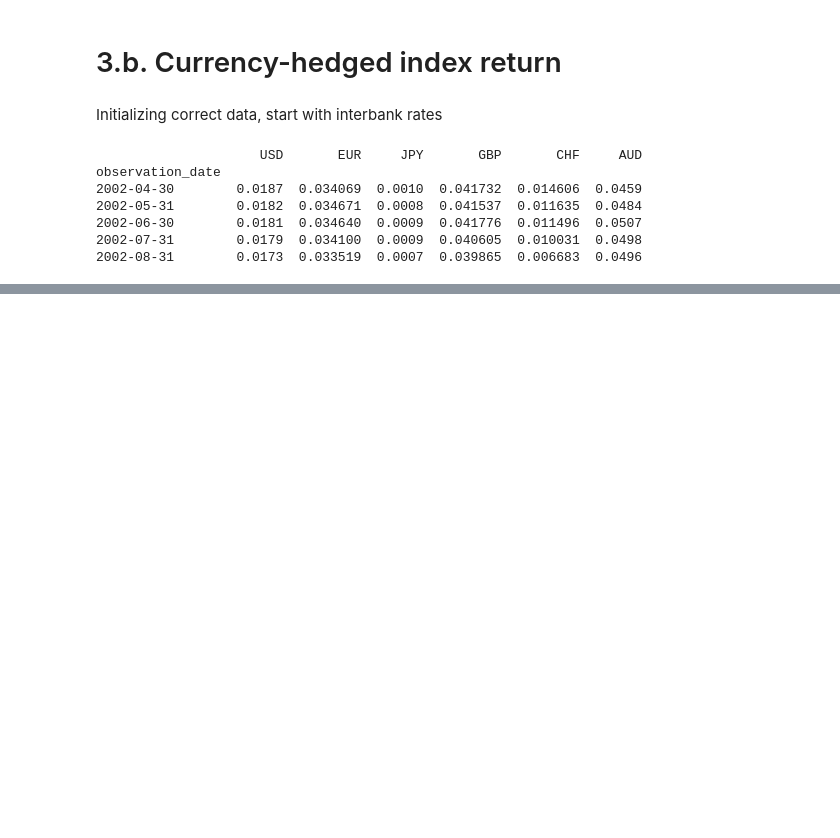
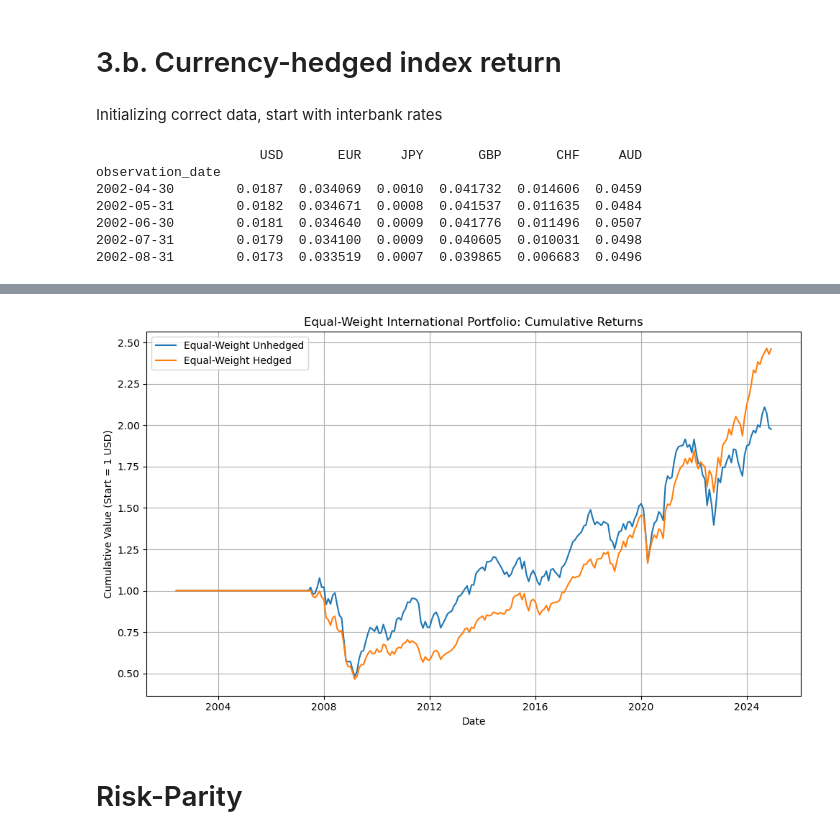
Before and after one commit to R4ff67/Investments, a Jupyter notebook: Q3-retry.ipynb, the cells around one changed output, grey strips where cells are left out. Drawn from its saved outputs; the diff is of its cells as text; code cells hidden in the pictures; blank space fills up the shorter version.

```diff
--- a/Q3-retry.ipynb
+++ b/Q3-retry.ipynb
@@ -584,0 +444,47 @@ Australia (AUS):
+# %%
+# “equal‐weight” schedule for all indices in hedged_returns
+n_indices = hedged_returns.shape[1]
+base_weights = [1 / n_indices] * n_indices        # [1/6, 1/6, …, 1/6]
+
+weight_array = np.tile(base_weights, (hedged_returns.shape[0], 1))
+
+# no allocation until we have 60 months of history
+weight_array[:60, :] = 0
+
+weights = pd.DataFrame(
+    weight_array,
+    index=hedged_returns.index,
+    columns=hedged_returns.columns
+)
+
+weights = weights.div(weights.sum(axis=1), axis=0).fillna(0)
+
+
+#     Using unhedged USD index returns (idx_returns)
+equal_weights_returns = compute_strategy(idx_returns, weights)
+
+#     Using currency‐hedged index returns (hedged_returns)
+equal_weights_hedged_returns = compute_strategy(hedged_returns, weights)
+# %%
+cum_unhedged_eq = (1 + equal_weights_returns).cumprod()
+cum_hedged_eq   = (1 + equal_weights_hedged_returns).cumprod()
+
+common_dates_eq = cum_unhedged_eq.index.intersection(cum_hedged_eq.index)
+cum_unhedged_eq = cum_unhedged_eq.loc[common_dates_eq]
+cum_hedged_eq   = cum_hedged_eq.loc[common_dates_eq]
+
+plt.figure(figsize=(10, 6))
+plt.plot(cum_unhedged_eq.index, cum_unhedged_eq, label="Equal‐Weight Unhedged")
+plt.plot(cum_hedged_eq.index,   cum_hedged_eq,   label="Equal‐Weight Hedged")
+
+plt.title("Equal‐Weight International Portfolio: Cumulative Returns")
+plt.xlabel("Date")
+plt.ylabel("Cumulative Value (Start = 1 USD)")
+plt.legend()
+plt.grid(True)
+plt.tight_layout()
+plt.show()
+# %% [output]
+[figure, added]
+# %% [markdown]
+# Risk-Parity
```
Also changed, not shown: parts of 25 cells of this notebook, 5 other files.
